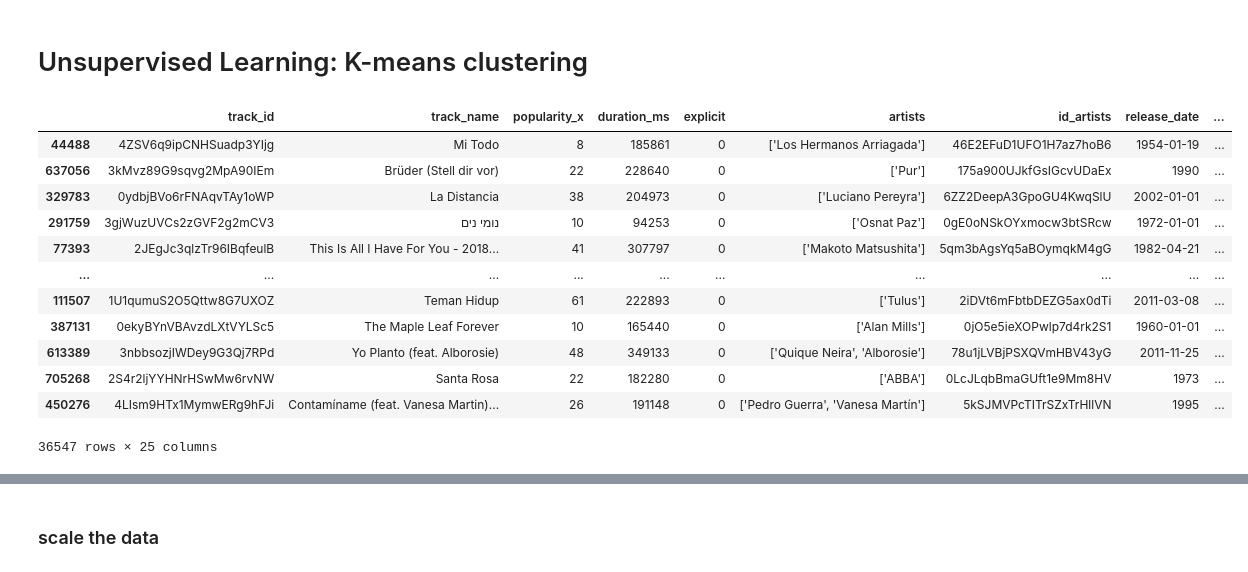
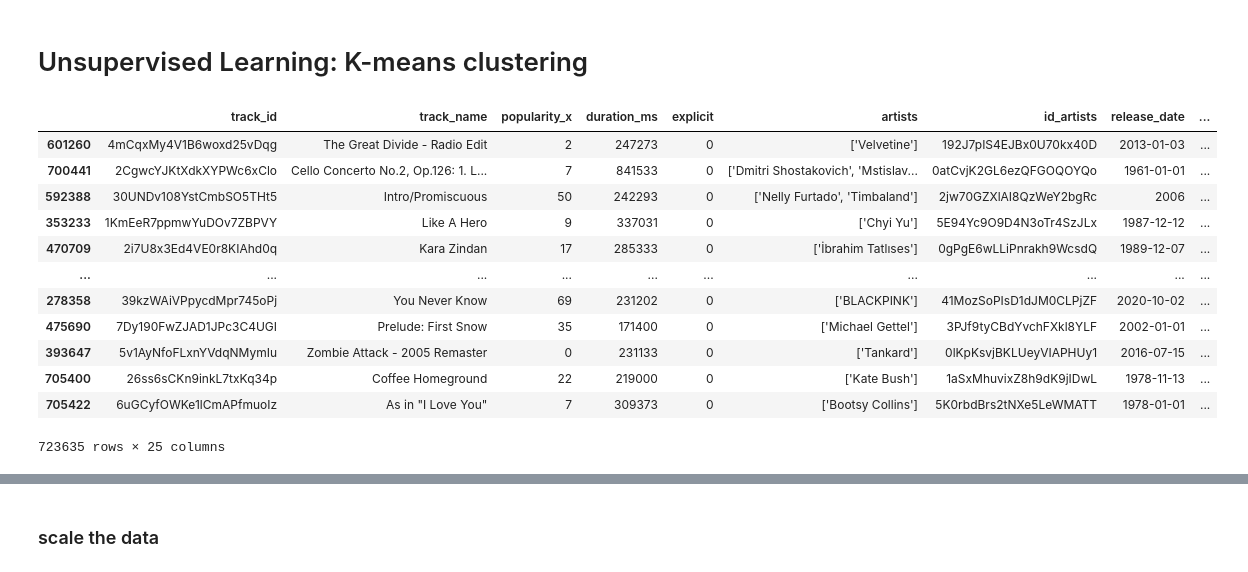
Before and after one commit to Alpha1294/lab-unsupervised-learning-intro, a Jupyter notebook: sing_recomender.ipynb, the cells around one changed output, grey strips where cells are left out. Saved outputs shown, nothing was run; the diff lists cells and outputs as text; code cells hidden in the pictures.

```diff
--- a/sing_recomender.ipynb
+++ b/sing_recomender.ipynb
@@ -76,22 +77,22 @@ big_df=big_df.dropna()
 # %%
 #taking onyl 10% of the data so is not so slow
 
-sampled_df = big_df.sample(frac=0.05)
+sampled_df = big_df.sample(frac=0.99)
 sampled_df
 # %% [output]
 |  | track_id | track_name | popularity_x | duration_ms | explicit | artists | id_artists | release_date | ... |
-| 44488 | 4ZSV6q9ipCNHSuadp3YIjg | Mi Todo | 8 | 185861 | 0 | ['Los Hermanos Arriagada'] | 46E2EFuD1UFO1H7az7hoB6 | 1954-01-19 | ... |
-| 637056 | 3kMvz89G9sqvg2MpA90IEm | Brüder (Stell dir vor) | 22 | 228640 | 0 | ['Pur'] | 175a900UJkfGsIGcvUDaEx | 1990 | ... |
-| 329783 | 0ydbjBVo6rFNAqvTAy1oWP | La Distancia | 38 | 204973 | 0 | ['Luciano Pereyra'] | 6ZZ2DeepA3GpoGU4KwqSlU | 2002-01-01 | ... |
-| 291759 | 3gjWuzUVCs2zGVF2g2mCV3 | נומי נים | 10 | 94253 | 0 | ['Osnat Paz'] | 0gE0oNSkOYxmocw3btSRcw | 1972-01-01 | ... |
-| 77393 | 2JEgJc3qlzTr96IBqfeulB | This Is All I Have For You - 2018... | 41 | 307797 | 0 | ['Makoto Matsushita'] | 5qm3bAgsYq5aBOymqkM4gG | 1982-04-21 | ... |
+| 601260 | 4mCqxMy4V1B6woxd25vDqg | The Great Divide - Radio Edit | 2 | 247273 | 0 | ['Velvetine'] | 192J7pIS4EJBx0U70kx40D | 2013-01-03 | ... |
+| 700441 | 2CgwcYJKtXdkXYPWc6xClo | Cello Concerto No.2, Op.126: 1. L... | 7 | 841533 | 0 | ['Dmitri Shostakovich', 'Mstislav... | 0atCvjK2GL6ezQFGOQOYQo | 1961-01-01 | ... |
+| 592388 | 30UNDv108YstCmbSO5THt5 | Intro/Promiscuous | 50 | 242293 | 0 | ['Nelly Furtado', 'Timbaland'] | 2jw70GZXlAI8QzWeY2bgRc | 2006 | ... |
+| 353233 | 1KmEeR7ppmwYuDOv7ZBPVY | Like A Hero | 9 | 337031 | 0 | ['Chyi Yu'] | 5E94Yc9O9D4N3oTr4SzJLx | 1987-12-12 | ... |
+| 470709 | 2i7U8x3Ed4VE0r8KIAhd0q | Kara Zindan | 17 | 285333 | 0 | ['İbrahim Tatlıses'] | 0gPgE6wLLiPnrakh9WcsdQ | 1989-12-07 | ... |
 | ... | ... | ... | ... | ... | ... | ... | ... | ... | ... |
-| 111507 | 1U1qumuS2O5Qttw8G7UXOZ | Teman Hidup | 61 | 222893 | 0 | ['Tulus'] | 2iDVt6mFbtbDEZG5ax0dTi | 2011-03-08 | ... |
-| 387131 | 0ekyBYnVBAvzdLXtVYLSc5 | The Maple Leaf Forever | 10 | 165440 | 0 | ['Alan Mills'] | 0jO5e5ieXOPwlp7d4rk2S1 | 1960-01-01 | ... |
-| 613389 | 3nbbsozjIWDey9G3Qj7RPd | Yo Planto (feat. Alborosie) | 48 | 349133 | 0 | ['Quique Neira', 'Alborosie'] | 78u1jLVBjPSXQVmHBV43yG | 2011-11-25 | ... |
-| 705268 | 2S4r2ljYYHNrHSwMw6rvNW | Santa Rosa | 22 | 182280 | 0 | ['ABBA'] | 0LcJLqbBmaGUft1e9Mm8HV | 1973 | ... |
-| 450276 | 4LIsm9HTx1MymwERg9hFJi | Contamíname (feat. Vanesa Martin)... | 26 | 191148 | 0 | ['Pedro Guerra', 'Vanesa Martín'] | 5kSJMVPcTITrSZxTrHllVN | 1995 | ... |
+| 278358 | 39kzWAiVPpycdMpr745oPj | You Never Know | 69 | 231202 | 0 | ['BLACKPINK'] | 41MozSoPIsD1dJM0CLPjZF | 2020-10-02 | ... |
+| 475690 | 7Dy190FwZJAD1JPc3C4UGI | Prelude: First Snow | 35 | 171400 | 0 | ['Michael Gettel'] | 3PJf9tyCBdYvchFXkl8YLF | 2002-01-01 | ... |
+| 393647 | 5v1AyNfoFLxnYVdqNMymIu | Zombie Attack - 2005 Remaster | 0 | 231133 | 0 | ['Tankard'] | 0lKpKsvjBKLUeyVIAPHUy1 | 2016-07-15 | ... |
+| 705400 | 26ss6sCKn9inkL7txKq34p | Coffee Homeground | 22 | 219000 | 0 | ['Kate Bush'] | 1aSxMhuvixZ8h9dK9jIDwL | 1978-11-13 | ... |
+| 705422 | 6uGCyfOWKe1lCmAPfmuoIz | As in "I Love You" | 7 | 309373 | 0 | ['Bootsy Collins'] | 5K0rbdBrs2tNXe5LeWMATT | 1978-01-01 | ... |
-36547 rows × 25 columns
+723635 rows × 25 columns
 # %%
 columns_to_drop = ['track_id', 'track_name', 'explicit', 'artists',
                    'id_artists', 'release_date', 'artist_id',
```
Also changed, not shown: parts of 14 cells of this notebook, 2 other files.
